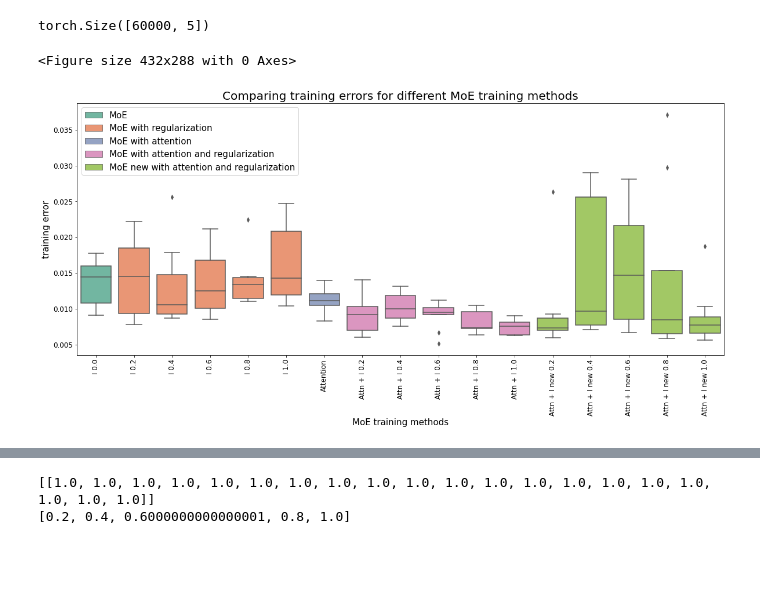
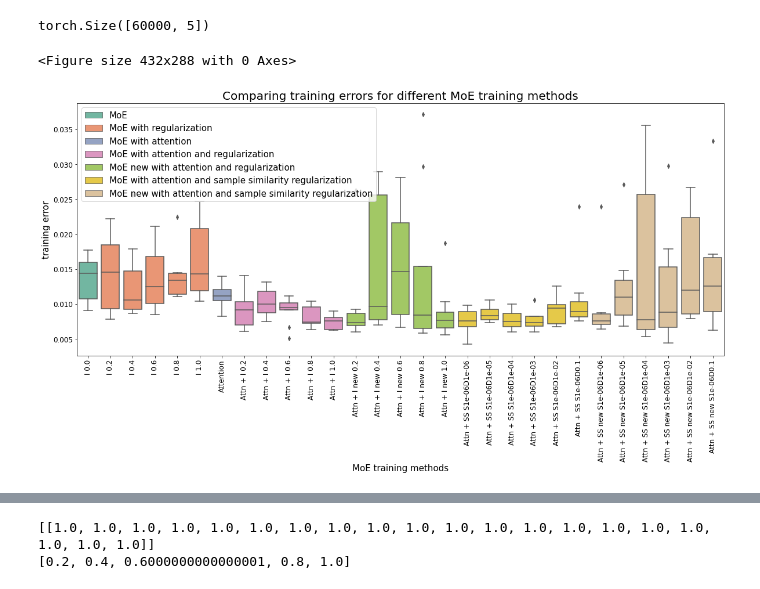
Before and after one commit to yamsgithub/modular_deep_learning, a Jupyter notebook: aaai_2022/notebooks/mnist_moe_with_attention.ipynb, the cells around one changed output, grey strips where cells are left out. Cells and saved outputs as stored; diff of their text form; code cells hidden in the pictures; blank space fills up the shorter version.

```diff
--- a/aaai_2022/notebooks/mnist_moe_with_attention.ipynb
+++ b/aaai_2022/notebooks/mnist_moe_with_attention.ipynb
@@ -1073,0 +1081,4 @@ w_sample_sim_same_range, w_sample_sim_diff_range
+# %%
+w_sample_sim_same_range = [1e-5]
+w_sample_sim_diff_range = [1e-6]
+w_sample_sim_same_range, w_sample_sim_diff_range
@@ -1320,19 +1361,25 @@ torch.Size([60000, 5])
 # %%
 model_with_attention = {'ignore':'mnist_with_attention_hidden_32'}
 model_with_attn_reg = {'ignore':'mnist_with_attn_reg_hidden_32', 'new':'new_mnist_with_attn_reg_hidden_32'}
 model_with_reg = {'ignore':'mnist_with_reg_hidden_32'}
 model_without_reg = {'ignore':'mnist_without_reg_hidden_32'}
+model_with_attn_sample_sim_reg = {'ignore':'mnist_with_attn_sample_sim_reg_hidden_32', 'new':'new_mnist_with_attn_sample_sim_reg_hidden_32'}
 
 figname='mnist_with_attention_hidden_32'
 
 total_experts = 5
 num_classes = 10
 
 w_importance_range = [i * 0.2 for i in range(1, 6)]
 
-boxplot(model_with_reg=model_with_reg, model_without_reg=model_without_reg, model_with_attention=model_with_attention, model_with_attn_reg=model_with_attn_reg,
-        w_importance_range=w_importance_range, total_experts=total_experts, num_classes=num_classes, classes=classes_mnist,
+w_sample_sim_same_range = [1e-6]
+w_sample_sim_diff_range = [1e-6, 1e-5,1e-4,1e-3,1e-2,1e-1]
+
+boxplot(model_with_reg=model_with_reg, model_without_reg=model_without_reg, model_with_attention=model_with_attention,
+        model_with_attn_reg=model_with_attn_reg, model_with_attn_sample_sim_reg=model_with_attn_sample_sim_reg,
+        w_importance_range=w_importance_range, w_sample_sim_same_range=w_sample_sim_same_range, w_sample_sim_diff_range=w_sample_sim_diff_range,
+        total_experts=total_experts, num_classes=num_classes, classes=classes_mnist,
         testloader=testloader, figname=figname , fig_path=fig_path, model_path=model_path)
 # %% [output]
 <Figure size 432x288 with 0 Axes>
-[figure, old version]
+[figure, new version]
```
Also changed, not shown: parts of 12 cells of this notebook.
